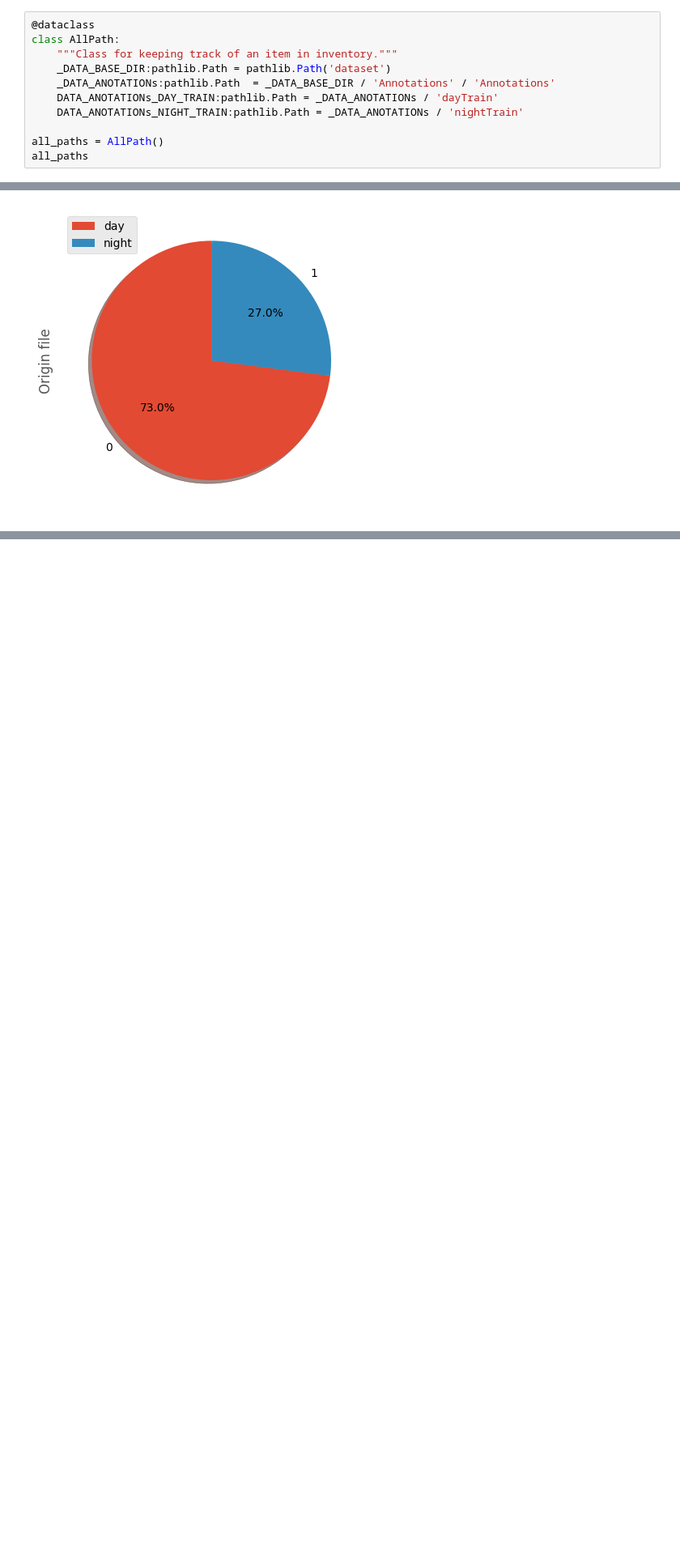
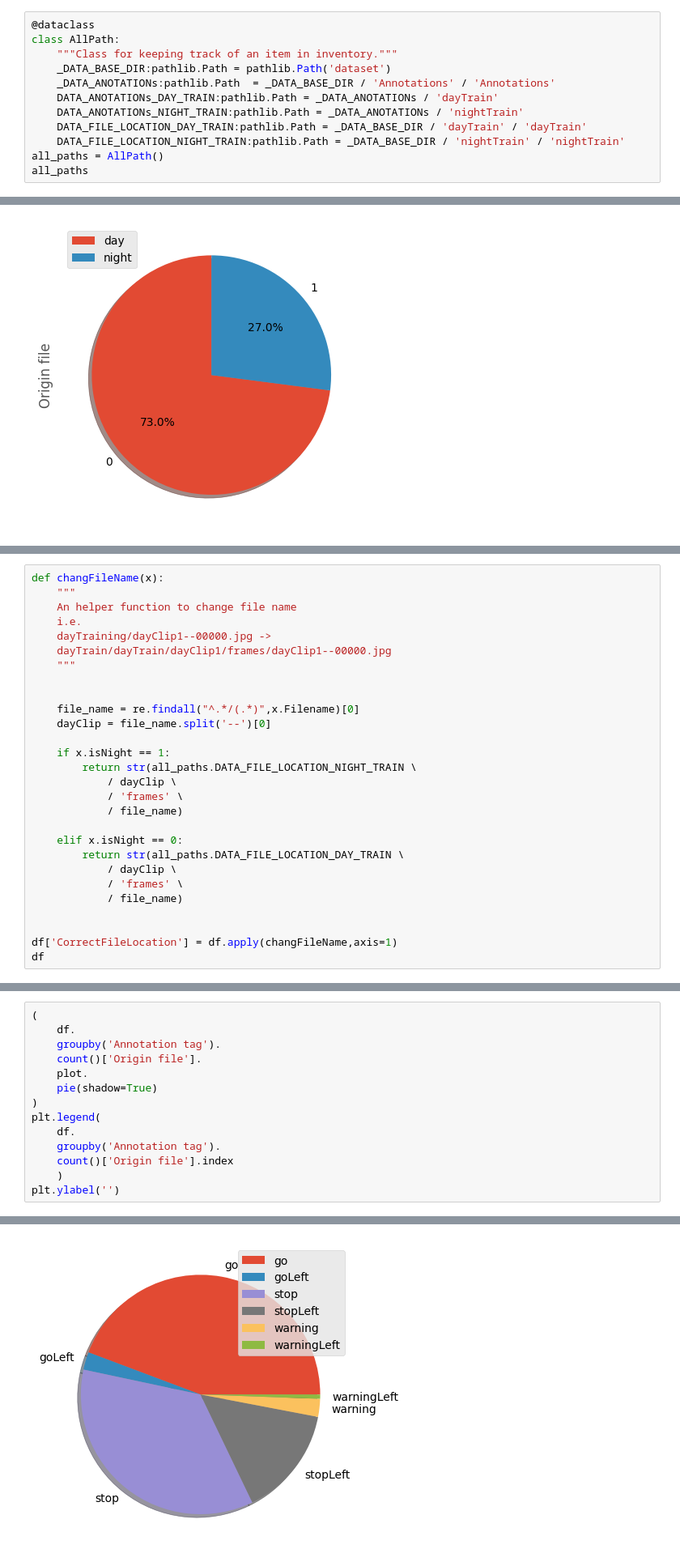
Before and after one commit to NoelTW/object_detection, a Jupyter notebook: object_detection/yolo.ipynb, the cells around one changed output, grey strips where cells are left out. Shown: that part at 81% size. Saved outputs shown, nothing was run; the diff lists cells and outputs as text; blank space fills up the shorter version.

```diff
--- a/object_detection/yolo.ipynb
+++ b/object_detection/yolo.ipynb
@@ -24,7 +25,8 @@ class AllPath:
     _DATA_ANOTATIONs:pathlib.Path  = _DATA_BASE_DIR / 'Annotations' / 'Annotations'
     DATA_ANOTATIONs_DAY_TRAIN:pathlib.Path = _DATA_ANOTATIONs / 'dayTrain'
     DATA_ANOTATIONs_NIGHT_TRAIN:pathlib.Path = _DATA_ANOTATIONs / 'nightTrain'
-
+    DATA_FILE_LOCATION_DAY_TRAIN:pathlib.Path = _DATA_BASE_DIR / 'dayTrain' / 'dayTrain'
+    DATA_FILE_LOCATION_NIGHT_TRAIN:pathlib.Path = _DATA_BASE_DIR / 'nightTrain' / 'nightTrain'
 all_paths = AllPath()
 all_paths
 # %% [output]
@@ -120,0 +138,28 @@ plt.legend(['day', 'night'])
+# %%
+def changFileName(x):
+    """
+    An helper function to change file name
+    i.e.
+    dayTraining/dayClip1--00000.jpg ->
+    dayTrain/dayTrain/dayClip1/frames/dayClip1--00000.jpg
+    """
+
+
+    file_name = re.findall("^.*/(.*)",x.Filename)[0]
+    dayClip = file_name.split('--')[0]
+
+    if x.isNight == 1:
+        return str(all_paths.DATA_FILE_LOCATION_NIGHT_TRAIN \
+            / dayClip \
+            / 'frames' \
+            / file_name)
+
+    elif x.isNight == 0:
+        return str(all_paths.DATA_FILE_LOCATION_DAY_TRAIN \
+            / dayClip \
+            / 'frames' \
+            / file_name)
+
+
+df['CorrectFileLocation'] = df.apply(changFileName,axis=1)
+df
@@ -120,0 +182,15 @@ plt.legend(['day', 'night'])
+# %%
+(
+    df.
+    groupby('Annotation tag').
+    count()['Origin file'].
+    plot.
+    pie(shadow=True)
+)
+plt.legend(
+    df.
+    groupby('Annotation tag').
+    count()['Origin file'].index
+    )
+plt.ylabel('')
+# %% [output]
@@ -120,0 +198 @@ plt.legend(['day', 'night'])
+[figure, added]
```
Also changed, not shown: parts of 7 cells of this notebook.
